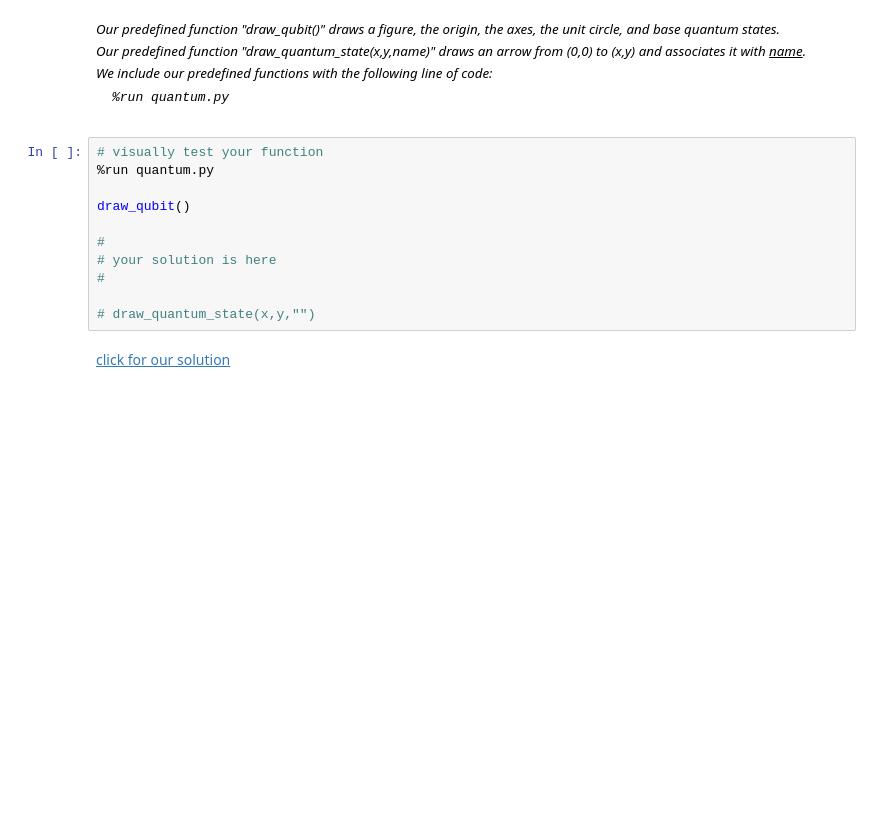
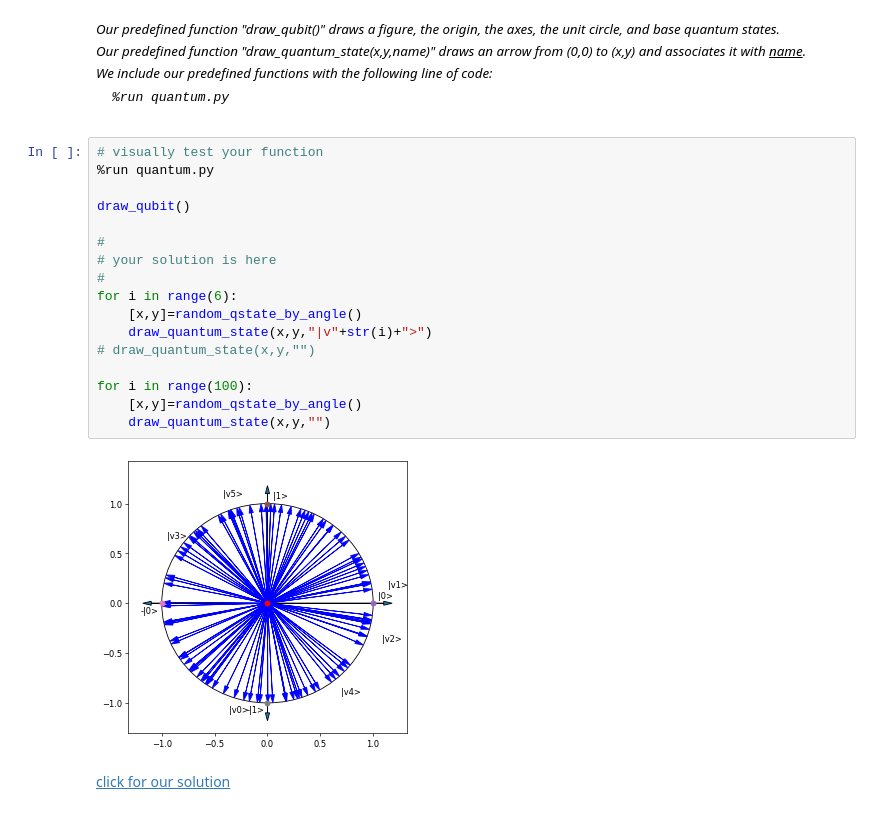
Before and after one commit to Ainiall/quantum, a Jupyter notebook: quantum-with-qiskit/Q32_Visualization_of_a_Qubit.ipynb, the cells around one changed output. Drawn from its saved outputs; the diff is of its cells as text; blank space fills up the shorter version.

```diff
--- a/quantum-with-qiskit/Q32_Visualization_of_a_Qubit.ipynb
+++ b/quantum-with-qiskit/Q32_Visualization_of_a_Qubit.ipynb
@@ -472,13 +472,21 @@ We include our predefined functions with the following line of code:
 # %%
 # visually test your function
 %run quantum.py
 
 draw_qubit()
 
 #
 # your solution is here
 #
+for i in range(6):
+    [x,y]=random_qstate_by_angle()
+    draw_quantum_state(x,y,"|v"+str(i)+">")
+# draw_quantum_state(x,y,"")
 
-# draw_quantum_state(x,y,"")
+for i in range(100):
+    [x,y]=random_qstate_by_angle()
+    draw_quantum_state(x,y,"")
+# %% [output]
+[figure, added]
 # %% [markdown]
 <a href="Q32_Visualization_of_a_Qubit_Solutions.ipynb#task3">click for our solution</a>
```
